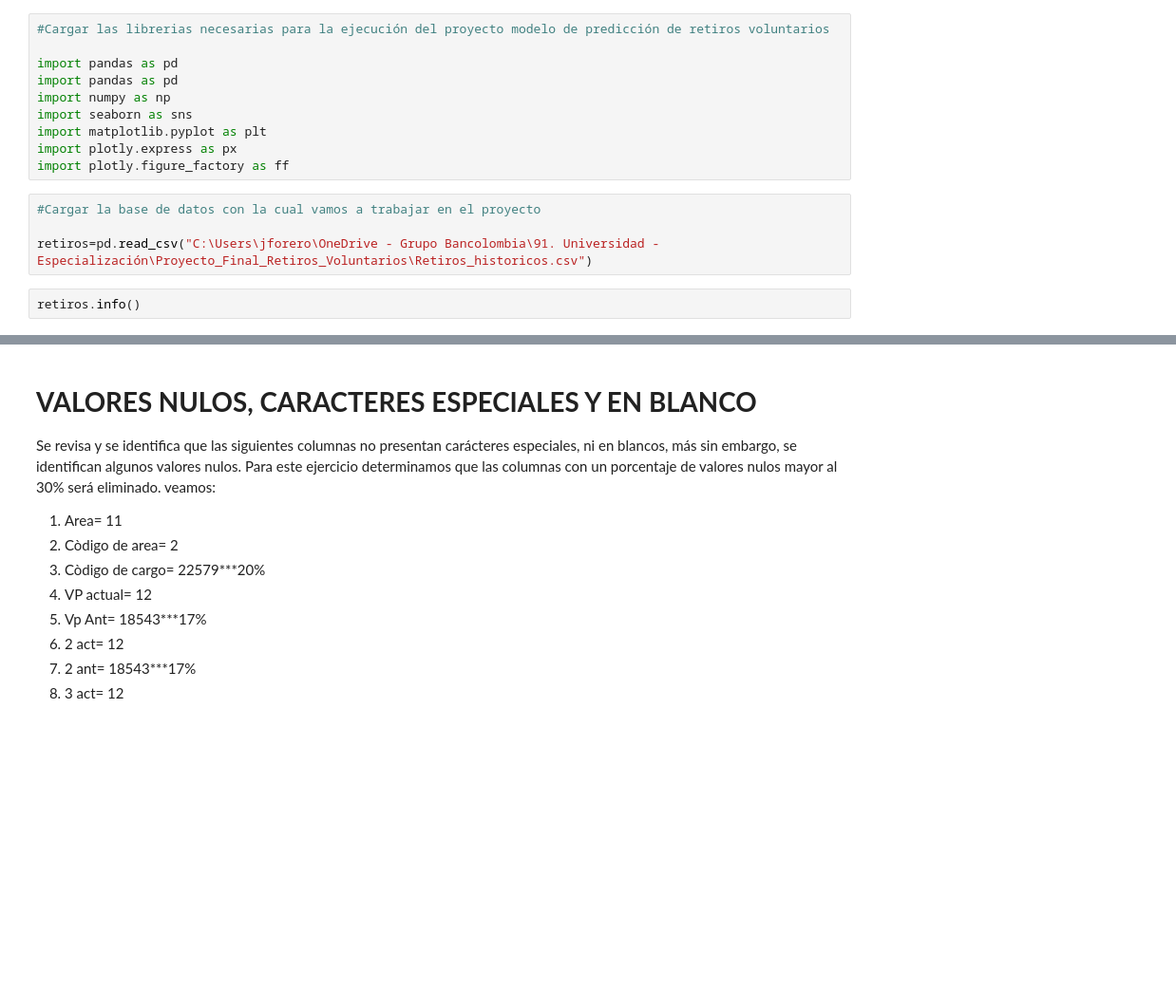
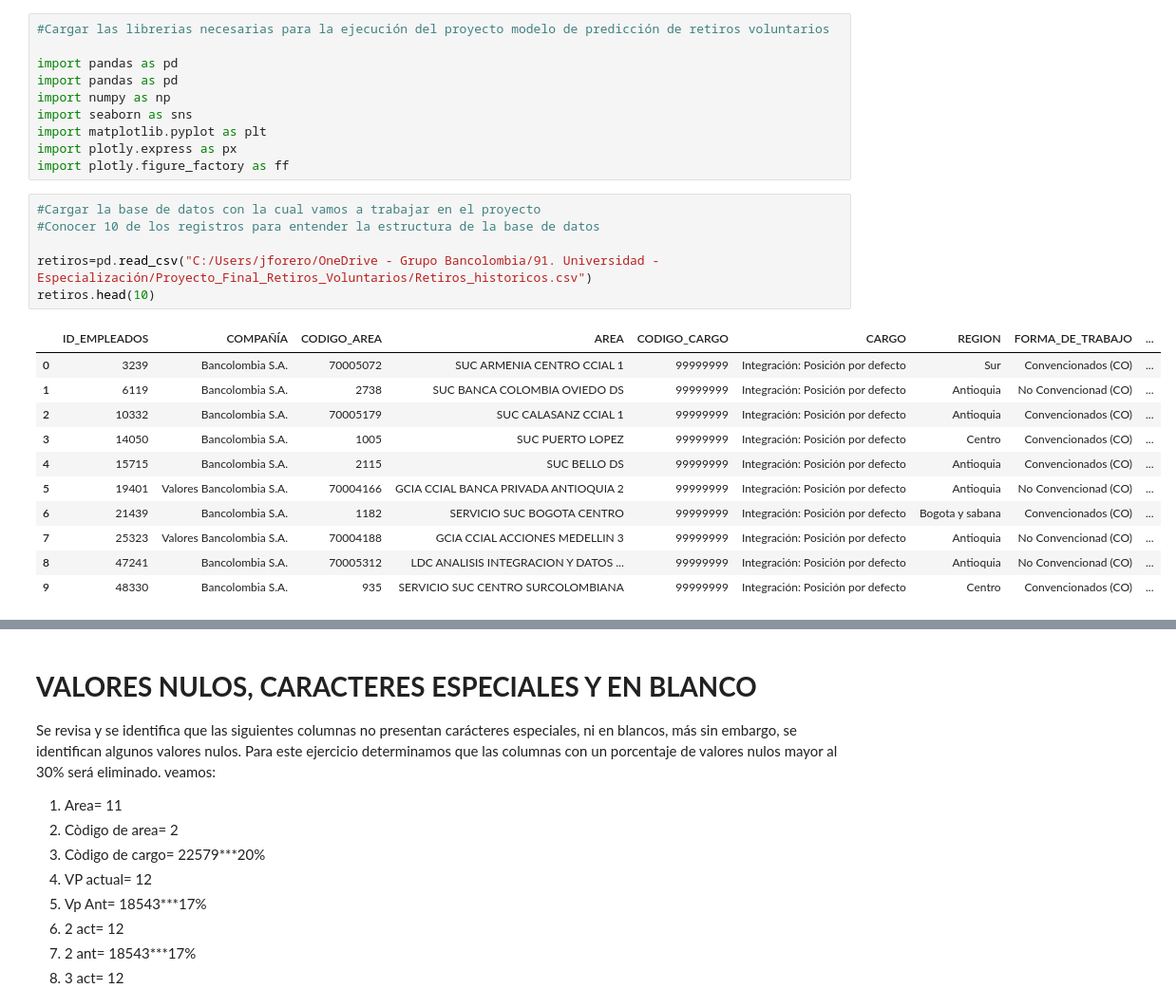
Before and after one commit to jforero281/Proyecto_Modelo_Retiros_Voluntarios, a Jupyter notebook: Proyecto_ciencia_de_datos.ipynb, the cells around one changed output, grey strips where cells are left out. Shown at 95% size. Drawn from its saved outputs; the diff is of its cells as text; blank space fills up the shorter version.

```diff
--- a/Proyecto_ciencia_de_datos.ipynb
+++ b/Proyecto_ciencia_de_datos.ipynb
@@ -10,7 +10,19 @@ import plotly.express as px
 import plotly.figure_factory as ff
 # %%
 #Cargar la base de datos con la cual vamos a trabajar en el proyecto
+#Conocer 10 de los registros para entender la estructura de la base de datos
 
-retiros=pd.read_csv("C:\Users\jforero\OneDrive - Grupo Bancolombia\91. Universidad - Especialización\Proyecto_Final_Retiros_Voluntarios\Retiros_historicos.csv")
+retiros=pd.read_csv("C:/Users/jforero/OneDrive - Grupo Bancolombia/91. Universidad - Especialización/Proyecto_Final_Retiros_Voluntarios/Retiros_historicos.csv")
+retiros.head(10)
+# %% [output]
+|  | ID_EMPLEADOS | COMPAÑÍA | CODIGO_AREA | AREA | CODIGO_CARGO | CARGO | REGION | FORMA_DE_TRABAJO | ... |
+| 0 | 3239 | Bancolombia S.A. | 70005072 | SUC ARMENIA CENTRO CCIAL 1 | 99999999 | Integración: Posición por defecto | Sur | Convencionados (CO) | ... |
+| 1 | 6119 | Bancolombia S.A. | 2738 | SUC BANCA COLOMBIA OVIEDO DS | 99999999 | Integración: Posición por defecto | Antioquia | No Convencionad (CO) | ... |
+| 2 | 10332 | Bancolombia S.A. | 70005179 | SUC CALASANZ CCIAL 1 | 99999999 | Integración: Posición por defecto | Antioquia | Convencionados (CO) | ... |
+| 3 | 14050 | Bancolombia S.A. | 1005 | SUC PUERTO LOPEZ | 99999999 | Integración: Posición por defecto | Centro | Convencionados (CO) | ... |
+| 4 | 15715 | Bancolombia S.A. | 2115 | SUC BELLO DS | 99999999 | Integración: Posición por defecto | Antioquia | Convencionados (CO) | ... |
+| 5 | 19401 | Valores Bancolombia S.A. | 70004166 | GCIA CCIAL BANCA PRIVADA ANTIOQUIA 2 | 99999999 | Integración: Posición por defecto | Antioquia | No Convencionad (CO) | ... |
+| 6 | 21439 | Bancolombia S.A. | 1182 | SERVICIO SUC BOGOTA CENTRO | 99999999 | Integración: Posición por defecto | Bogota y sabana | Convencionados (CO) | ... |
+| 7 | 25323 | Valores Bancolombia S.A. | 70004188 | GCIA CCIAL ACCIONES MEDELLIN 3 | 99999999 | Integración: Posición por defecto | Antioquia | No Convencionad (CO) | ... |
+| 8 | 47241 | Bancolombia S.A. | 70005312 | LDC ANALISIS INTEGRACION Y DATOS ... | 99999999 | Integración: Posición por defecto | Antioquia | No Convencionad (CO) | ... |
+| 9 | 48330 | Bancolombia S.A. | 935 | SERVICIO SUC CENTRO SURCOLOMBIANA | 99999999 | Integración: Posición por defecto | Centro | Convencionados (CO) | ... |
-# %%
-retiros.info()
```
Also changed, not shown: parts of 19 cells of this notebook.
